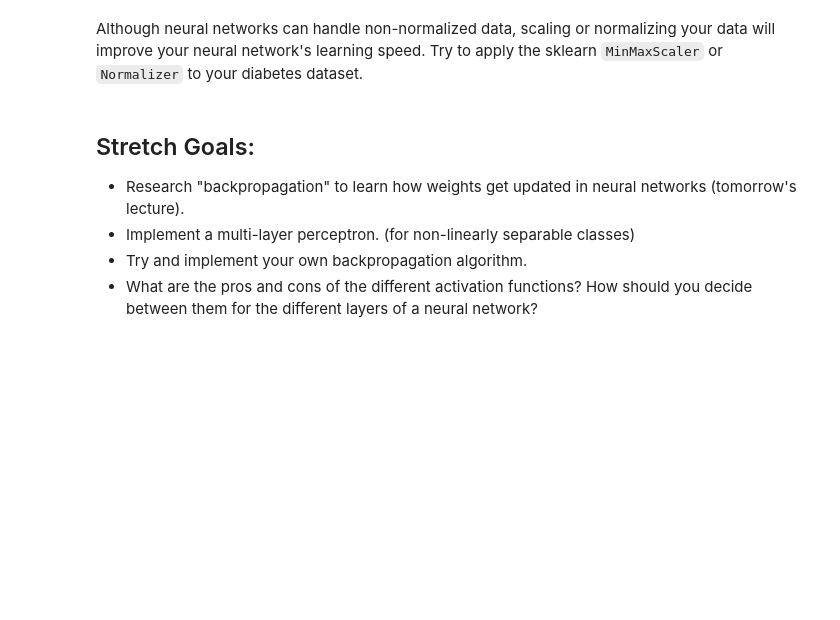
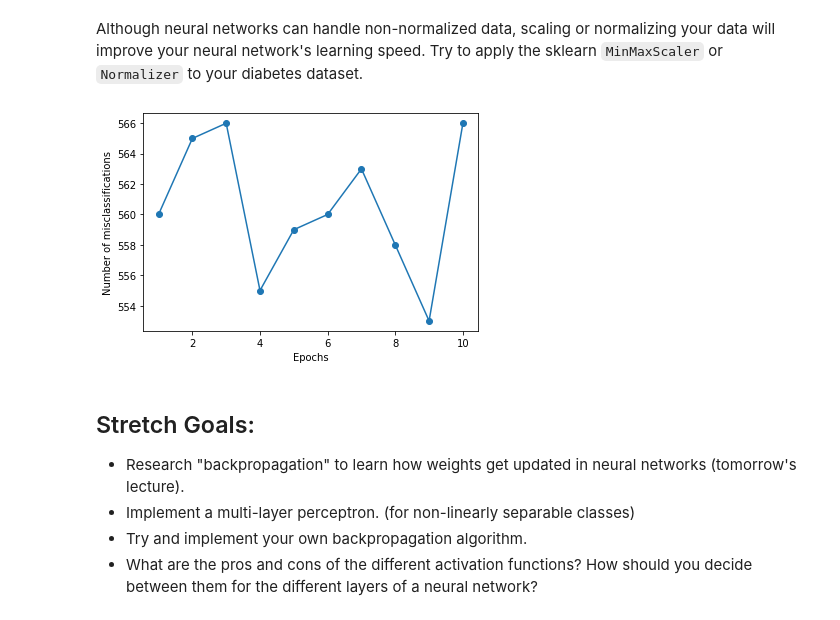
Before and after one commit to jberkow713/DS-Unit-4-Sprint-2-Neural-Networks, a Jupyter notebook: Jberkow713_Neural_Networks_Assignment1.ipynb, the cells around one changed output. Drawn from its saved outputs; the diff is of its cells as text; code cells hidden in the pictures; blank space fills up the shorter version.

```diff
--- a/Jberkow713_Neural_Networks_Assignment1.ipynb
+++ b/Jberkow713_Neural_Networks_Assignment1.ipynb
@@ -345,6 +352,52 @@ class Perceptron:
 
         return weights
         return activated_output
+# %%
+class Perceptron1(object):
+
+    def __init__(self, rate = 0.01, niter = 10):
+        self.rate = rate
+        self.niter = niter
+
+    def fit(self, X, y):
+        """Fit training data
+        X : Training vectors, X.shape : [#samples, #features]
+        y : Target values, y.shape : [#samples]
+        """
+
+        # weights
+        self.weight = np.zeros(1 + X.shape[1])
+
+        # Number of misclassifications
+        self.errors = []  # Number of misclassifications
+
+        for i in range(self.niter):
+          err = 0
+          for xi, target in zip(X, y):
+            delta_w = self.rate * (target - self.predict(xi))
+            self.weight[1:] += delta_w * xi
+            self.weight[0] += delta_w
+            err += int(delta_w != 0.0)
+          self.errors.append(err)
+        return self
+
+    def net_input(self, X):
+        """Calculate net input"""
+        return np.dot(X, self.weight[1:]) + self.weight[0]
+
+    def predict(self, X):
+        """Return class label after unit step"""
+        """ Default Step Function"""
+        return np.where(self.net_input(X) >= 0.0, 1, -1)
+# %%
+pn = Perceptron1(0.1, 10)
+pn.fit(x, y)
+plt.plot(range(1, len(pn.errors) + 1), pn.errors, marker='o')
+plt.xlabel('Epochs')
+plt.ylabel('Number of misclassifications')
+plt.show()
+# %% [output]
+[figure, added]
 # %% [markdown]
 ## Stretch Goals:
 
```
Also changed, not shown: parts of 5 cells of this notebook.
